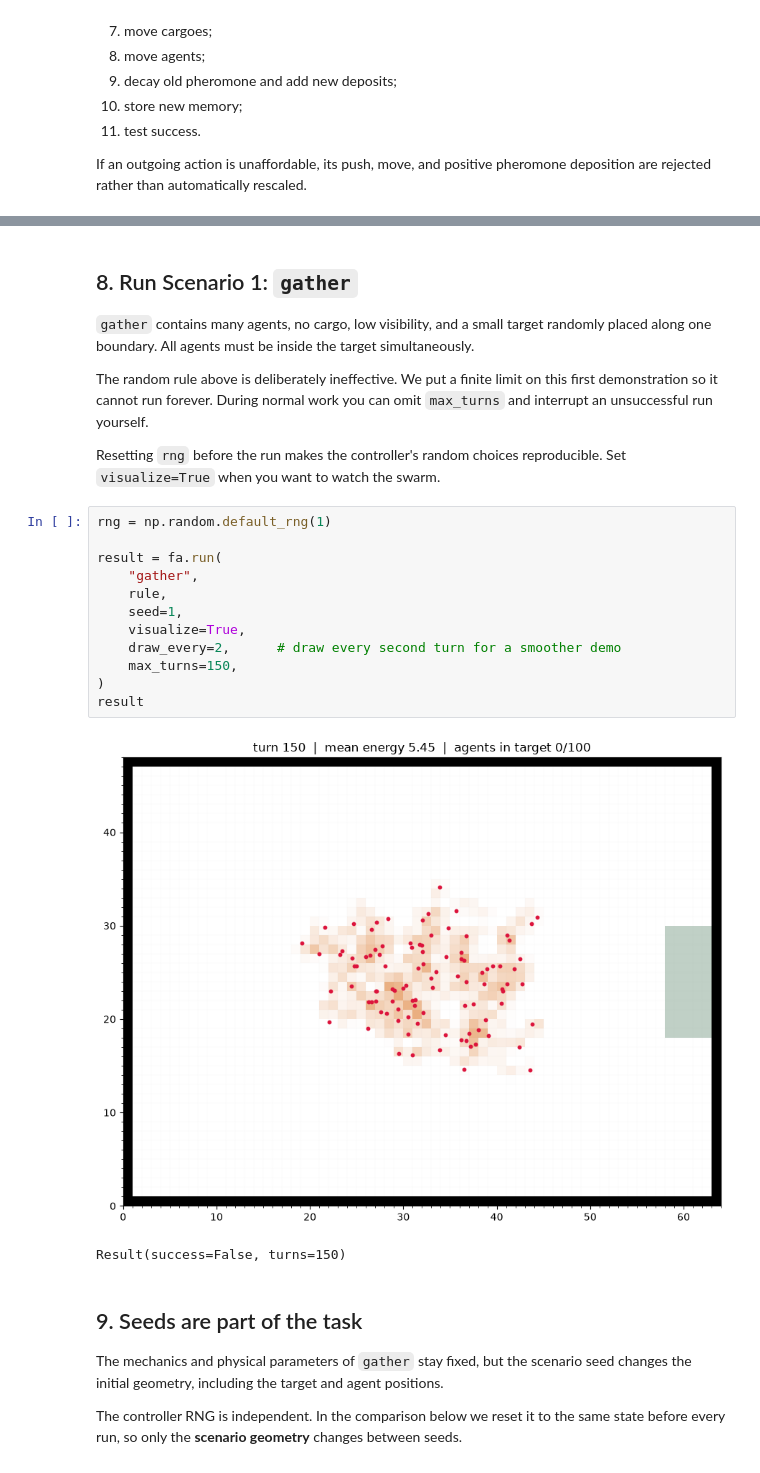
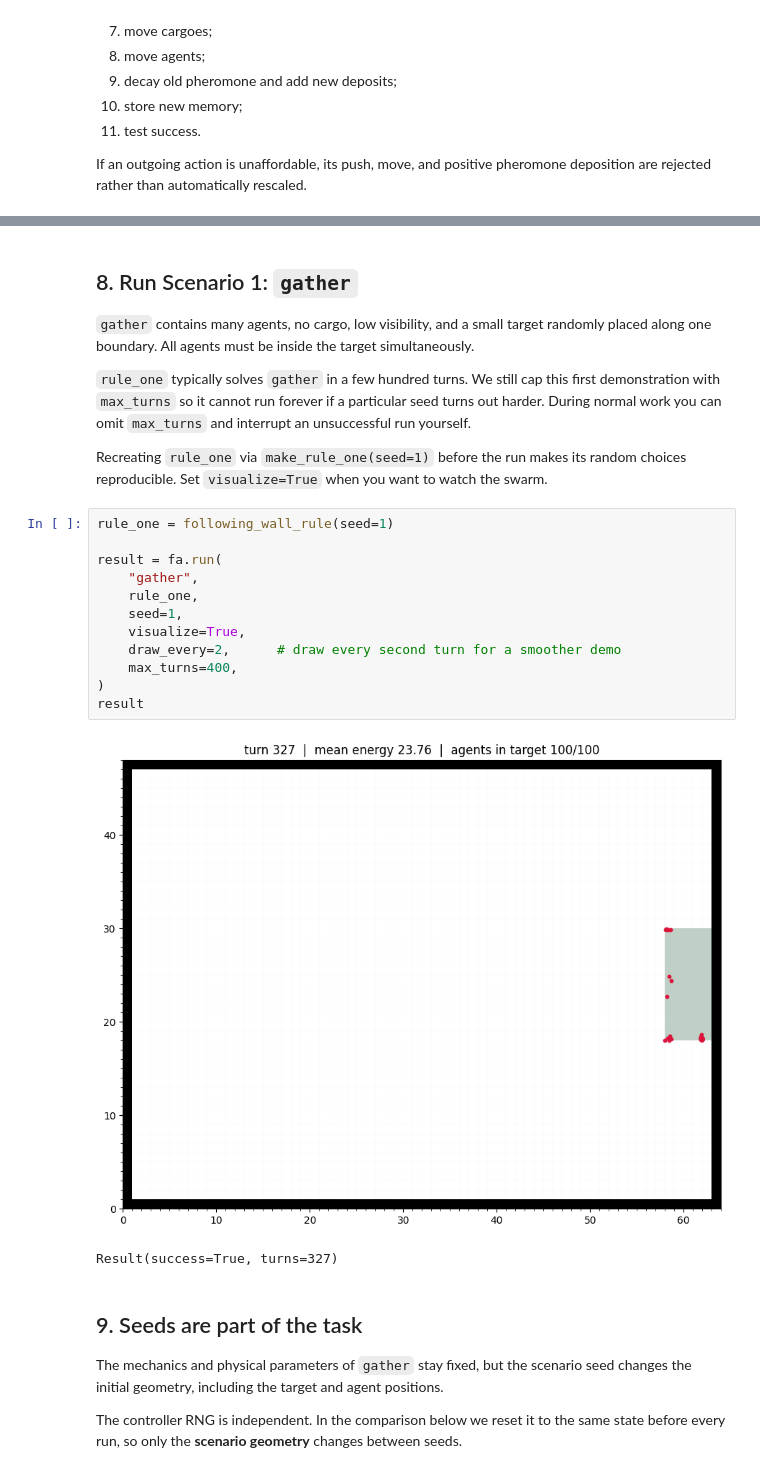
Before and after one commit to kimiasedighi/team_shark, a Jupyter notebook: getting_started.ipynb, the cells around one changed output, grey strips where cells are left out. Saved outputs shown, nothing was run; the diff lists cells and outputs as text.

Commit message:
following wall rule

```diff
--- a/getting_started.ipynb
+++ b/getting_started.ipynb
@@ -199,24 +201,24 @@ def rule(observation, memory):
 
 `gather` contains many agents, no cargo, low visibility, and a small target randomly placed along one boundary. All agents must be inside the target simultaneously.
 
-The random rule above is deliberately ineffective. We put a finite limit on this first demonstration so it cannot run forever. During normal work you can omit `max_turns` and interrupt an unsuccessful run yourself.
+`rule_one` typically solves `gather` in a few hundred turns. We still cap this first demonstration with `max_turns` so it cannot run forever if a particular seed turns out harder. During normal work you can omit `max_turns` and interrupt an unsuccessful run yourself.
 
-Resetting `rng` before the run makes the controller's random choices reproducible. Set `visualize=True` when you want to watch the swarm.
+Recreating `rule_one` via `make_rule_one(seed=1)` before the run makes its random choices reproducible. Set `visualize=True` when you want to watch the swarm.
 # %%
-rng = np.random.default_rng(1)
+rule_one = following_wall_rule(seed=1)
 
 result = fa.run(
     "gather",
-    rule,
+    rule_one,
     seed=1,
     visualize=True,
     draw_every=2,      # draw every second turn for a smoother demo
-    max_turns=150,
+    max_turns=400,
 )
 result
 # %% [output]
-[figure, old version]
+[figure, new version]
-Result(success=False, turns=150)
+Result(success=True, turns=327)
 # %% [markdown]
 ## 9. Seeds are part of the task
 
```
Also changed, not shown: parts of 5 cells of this notebook, 1 other file.
